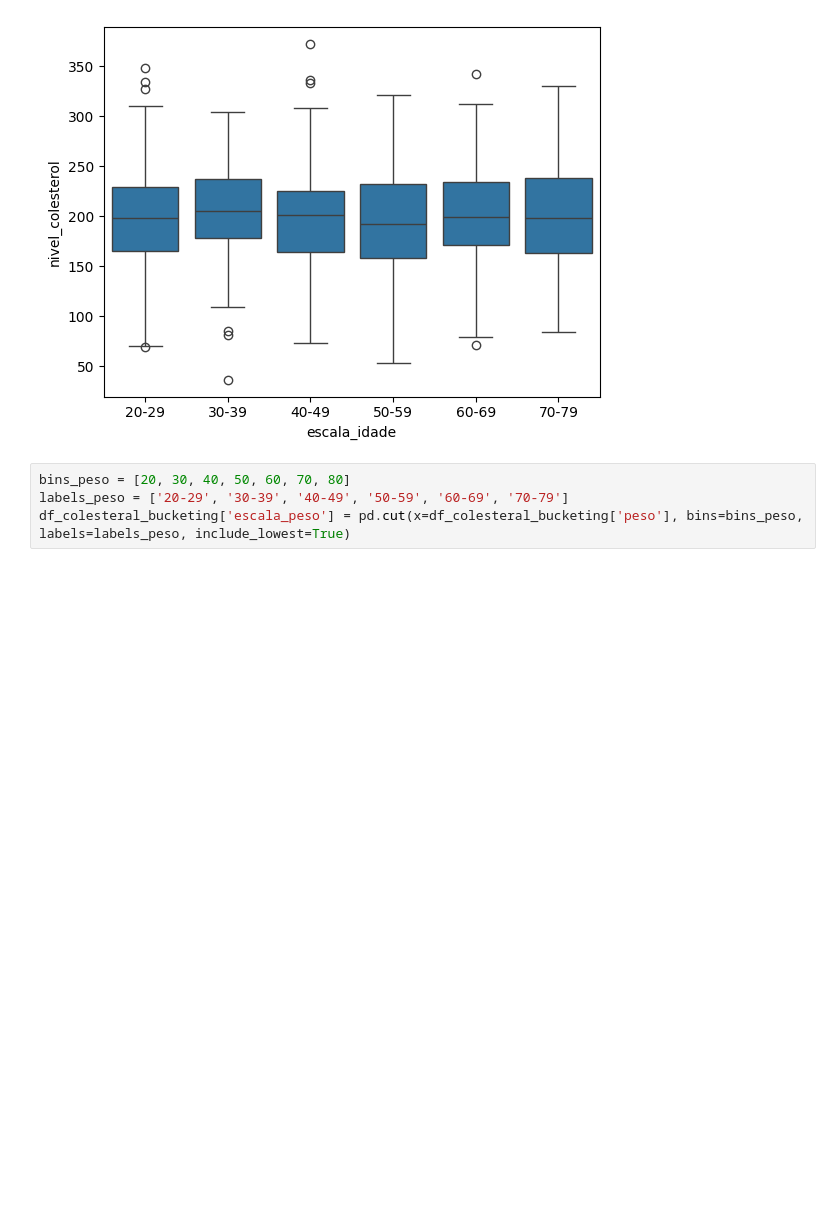
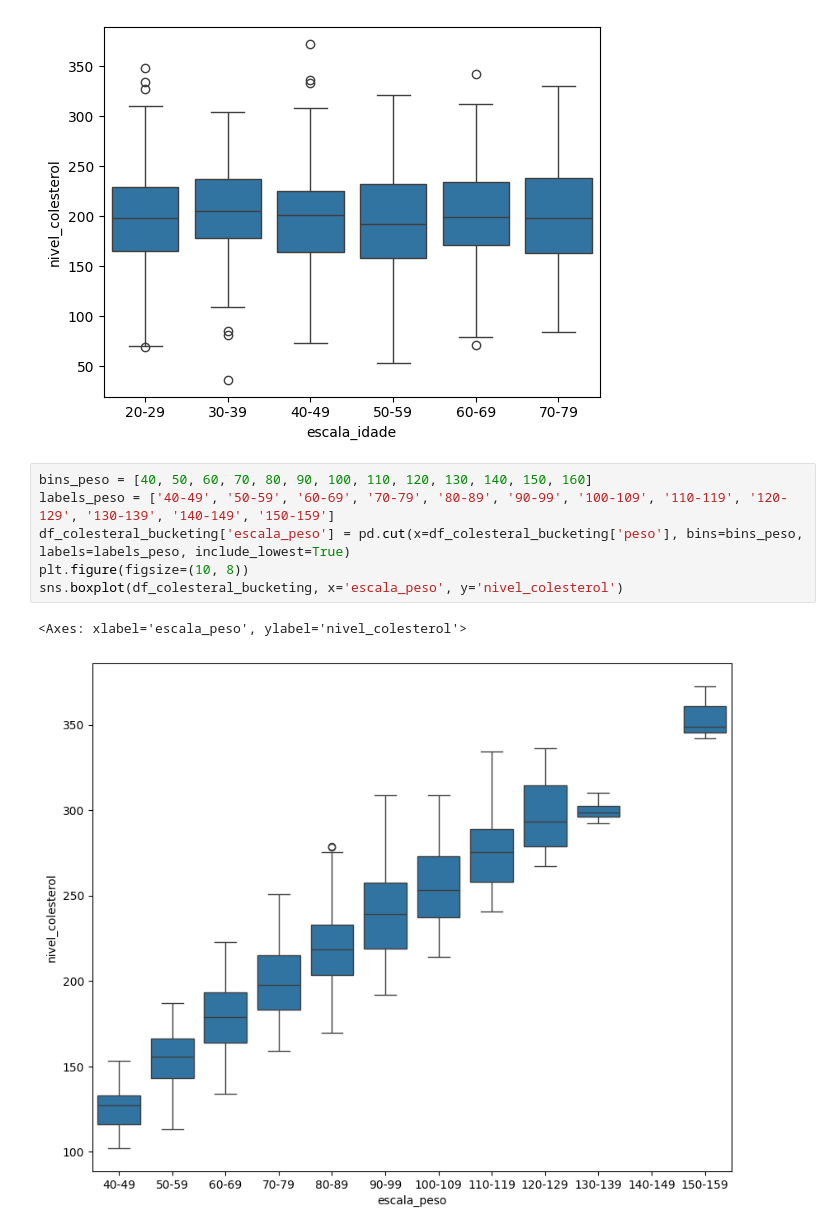
Before and after one commit to soaresmilton/rocketseat_regressao_linear_multipla, a Jupyter notebook: modelo_colesterol.ipynb, the cells around one changed output. Cells and saved outputs as stored; diff of their text form; blank space fills up the shorter version.

```diff
--- a/modelo_colesterol.ipynb
+++ b/modelo_colesterol.ipynb
@@ -258,6 +258,11 @@ sns.boxplot(df_colesteral_bucketing, x='escala_idade', y='nivel_colesterol')
 <Axes: xlabel='escala_idade', ylabel='nivel_colesterol'>
 [figure]
 # %%
-bins_peso = [20, 30, 40, 50, 60, 70, 80]
-labels_peso = ['20-29', '30-39', '40-49', '50-59', '60-69', '70-79']
+bins_peso = [40, 50, 60, 70, 80, 90, 100, 110, 120, 130, 140, 150, 160]
+labels_peso = ['40-49', '50-59', '60-69', '70-79', '80-89', '90-99', '100-109', '110-119', '120-129', '130-139', '140-149', '150-159']
 df_colesteral_bucketing['escala_peso'] = pd.cut(x=df_colesteral_bucketing['peso'], bins=bins_peso, labels=labels_peso, include_lowest=True)
+plt.figure(figsize=(10, 8))
+sns.boxplot(df_colesteral_bucketing, x='escala_peso', y='nivel_colesterol')
+# %% [output]
+<Axes: xlabel='escala_peso', ylabel='nivel_colesterol'>
+[figure, added]
```
Also changed, not shown: parts of 6 cells of this notebook.
